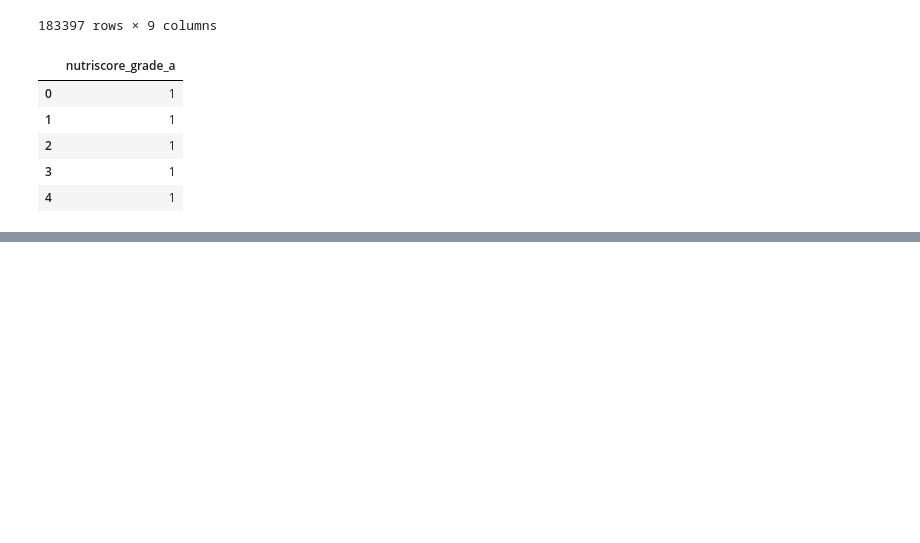
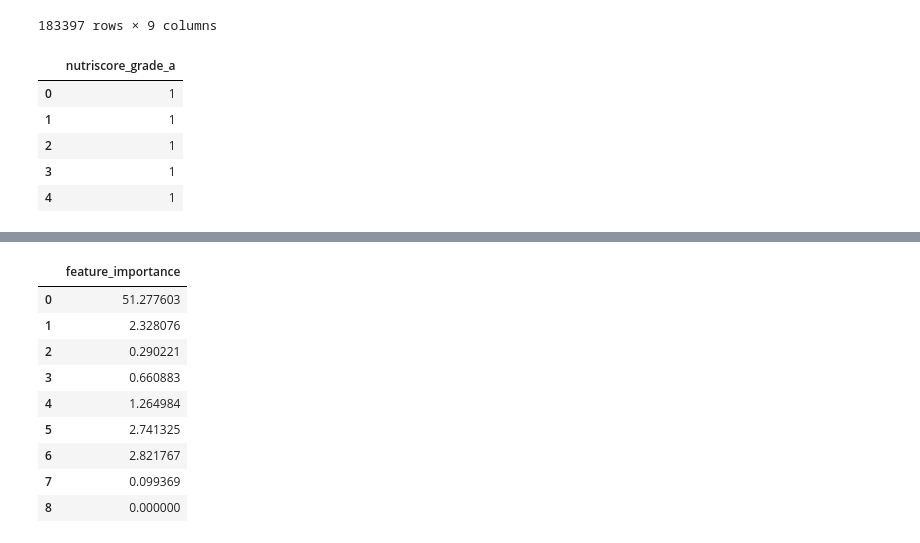
Before and after one commit to baslia/nutri_score, a Jupyter notebook: notebooks/Random_cut_forest.ipynb, the cells around one changed output, grey strips where cells are left out. Cells and saved outputs as stored; diff of their text form; code cells hidden in the pictures; blank space fills up the shorter version.

```diff
--- a/notebooks/Random_cut_forest.ipynb
+++ b/notebooks/Random_cut_forest.ipynb
@@ -156,3 +206,45 @@ outliers
 # %%
-# opf_data_all[opf_data_all['url'] == 'http://world-en.openfoodfacts.org/product/0030034923150/finely-shredded-iceberg-lettuce-for-tacos-sandwiches-salads-shredded-lettuce-giant-eagle']
+# Get the feature importance
+# Construct forest
+
+d = X.shape[1]
+forest = []
+while len(forest) < num_trees:
+    # Select random subsets of points uniformly from point set
+    ixs = np.random.choice(n, size=(n // tree_size, tree_size),
+                           replace=False)
+    # Add sampled trees to forest
+    trees = [rrcf.RCTree(X[ix], index_labels=ix) for ix in ixs]
+    forest.extend(trees)
+
+
+# Compute average CoDisp with the cut dimension for each point
+dim_codisp = np.zeros([n,d],dtype=float)
+index = np.zeros(n)
+for tree in forest:
+    for leaf in tree.leaves:
+        codisp,cutdim = tree.codisp_with_cut_dimension(leaf)
+
+        dim_codisp[leaf,cutdim] += codisp
+
+        index[leaf] += 1
+
+avg_codisp = dim_codisp.sum(axis=1)/index
+
+#codisp anomaly threshold and calculate the mean over each feature
+feature_importance_anomaly = np.mean(dim_codisp[avg_codisp>50,:],axis=0)
+#create a dataframe with the feature importance
+df_feature_importance = pd.DataFrame(feature_importance_anomaly,columns=['feature_importance'])
+df_feature_importance
+# %% [output]
+|  | feature_importance |
+| 0 | 51.277603 |
+| 1 | 2.328076 |
+| 2 | 0.290221 |
+| 3 | 0.660883 |
+| 4 | 1.264984 |
+| 5 | 2.741325 |
+| 6 | 2.821767 |
+| 7 | 0.099369 |
+| 8 | 0.000000 |
 # %%
```
Also changed, not shown: parts of 7 cells of this notebook.
